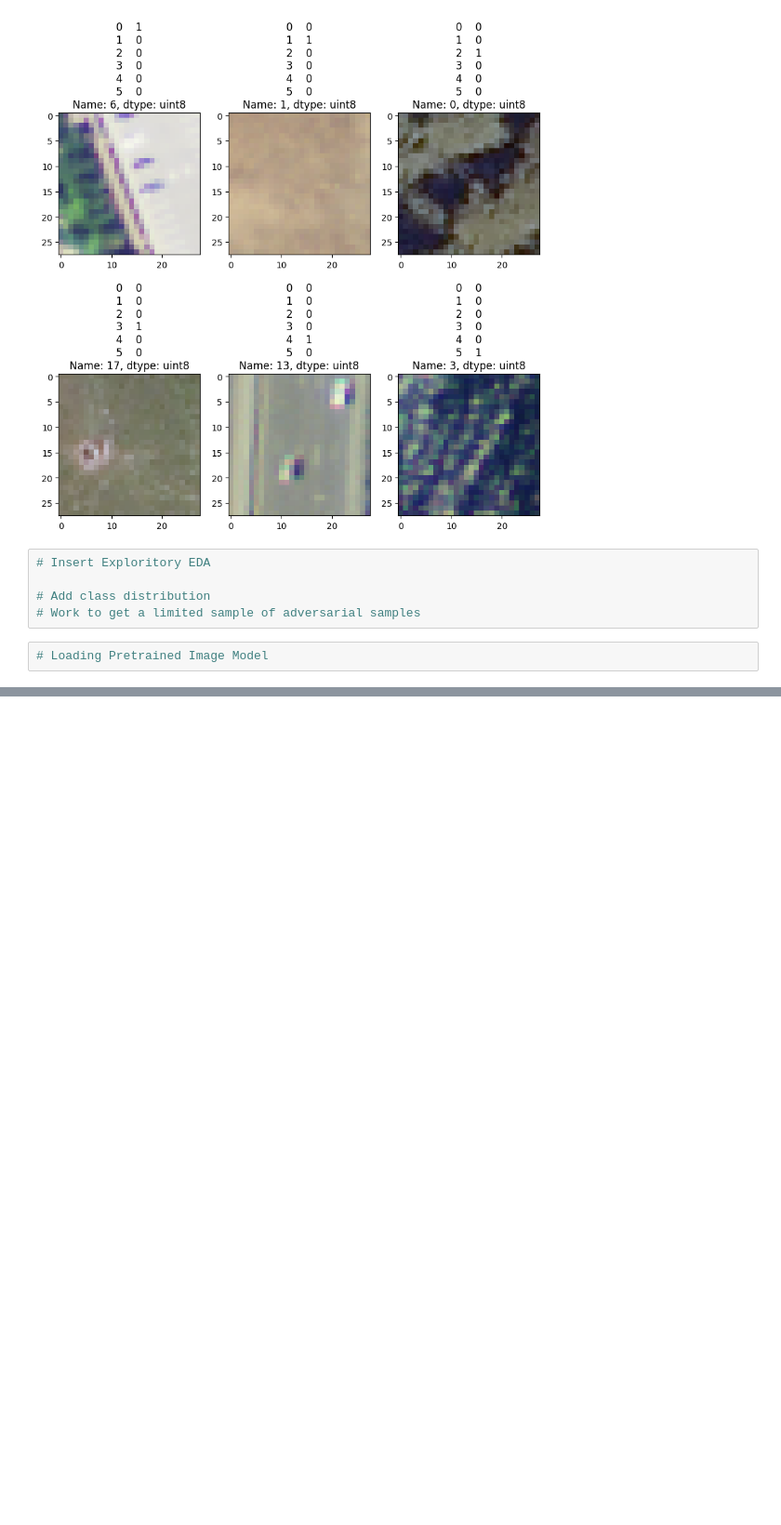
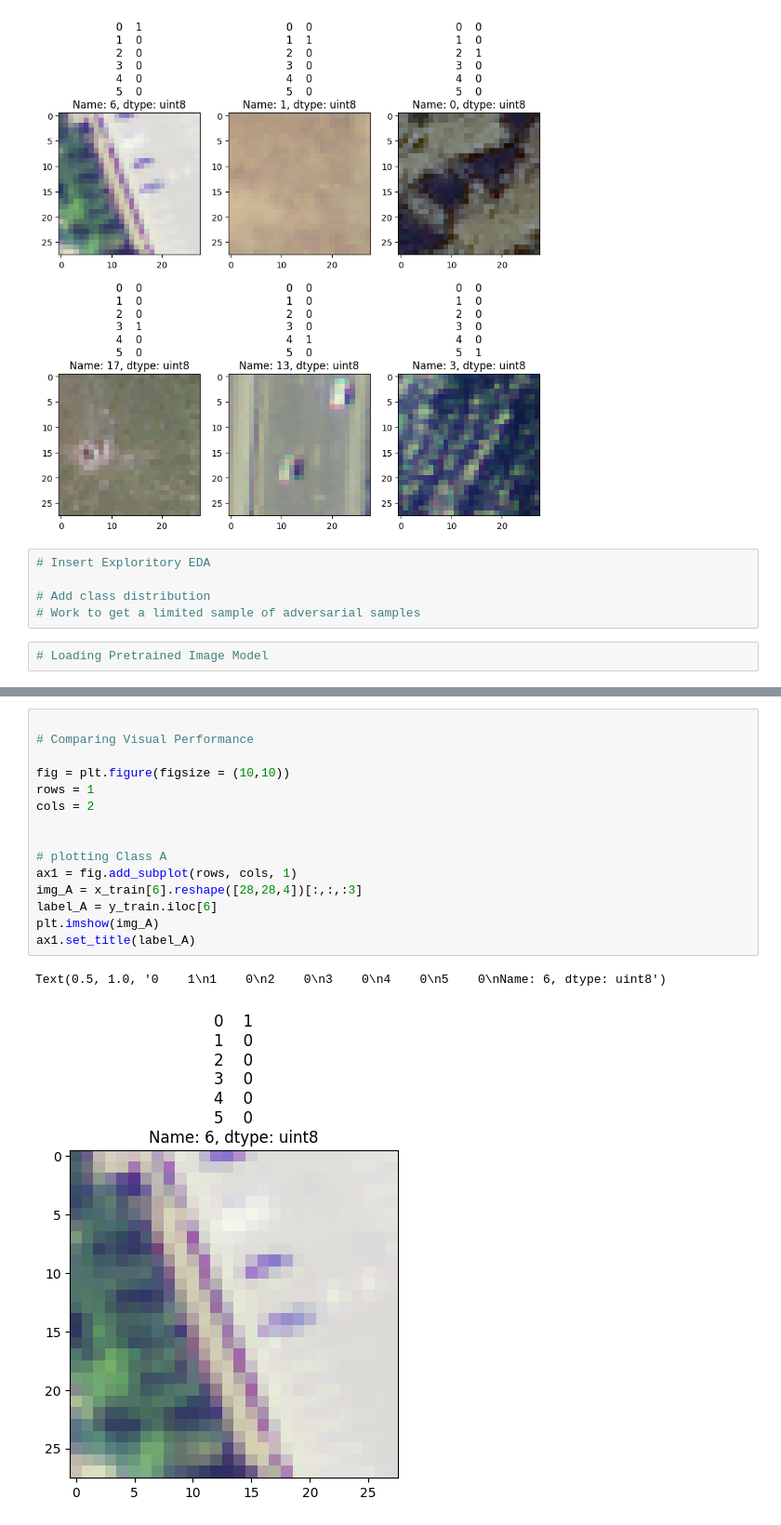
Before and after one commit to sgmurphy00/TOOLS1, a Jupyter notebook: ART_Implementation.ipynb, the cells around one changed output, grey strips where cells are left out. Shown: that part at 93% size. Saved outputs shown, nothing was run; the diff lists cells and outputs as text; blank space fills up the shorter version.

```diff
--- a/ART_Implementation.ipynb
+++ b/ART_Implementation.ipynb
@@ -286,0 +413,18 @@ Implementing ART-Toolbox, Data Poisoning
+# %%
+
+# Comparing Visual Performance
+
+fig = plt.figure(figsize = (10,10))
+rows = 1
+cols = 2
+
+
+# plotting Class A
+ax1 = fig.add_subplot(rows, cols, 1)
+img_A = x_train[6].reshape([28,28,4])[:,:,:3]
+label_A = y_train.iloc[6]
+plt.imshow(img_A)
+ax1.set_title(label_A)
+# %% [output]
+Text(0.5, 1.0, '0    1\n1    0\n2    0\n3    0\n4    0\n5    0\nName: 6, dtype: uint8')
+[figure, added]
```
Also changed, not shown: parts of 14 cells of this notebook.
